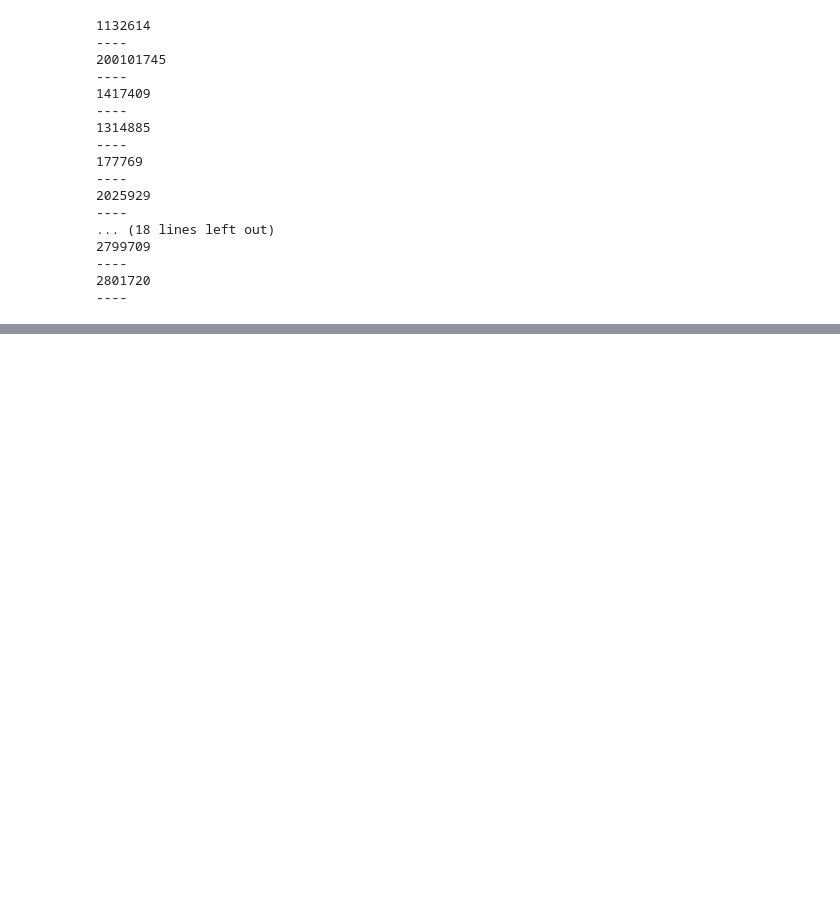
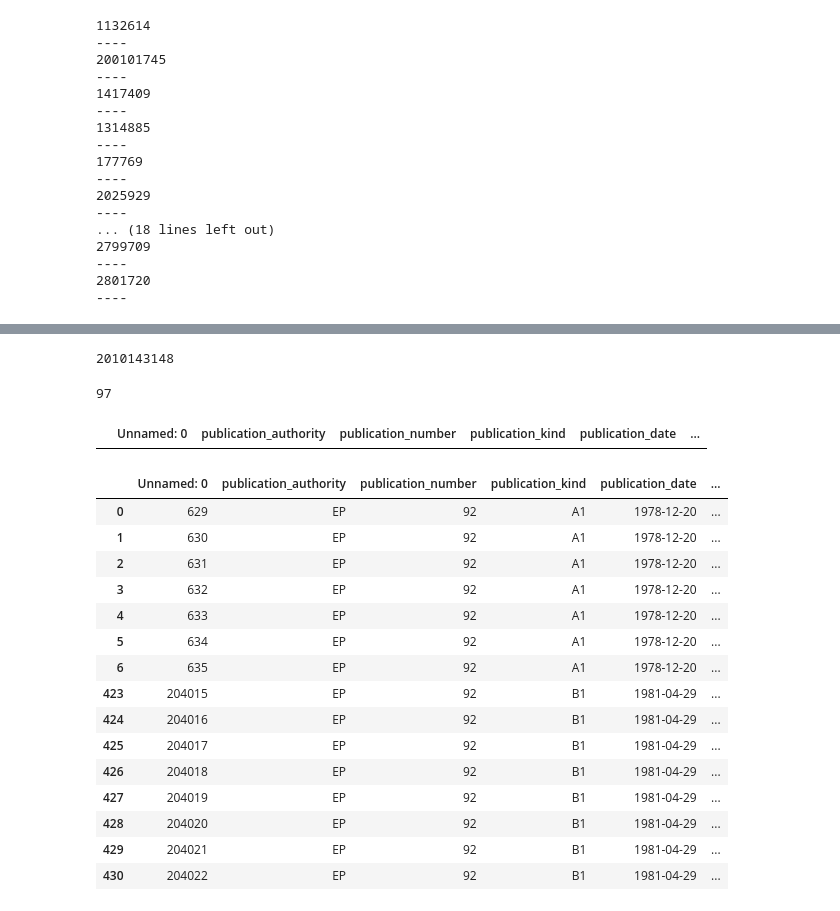
Before and after one commit to amc-econ/nlp-emerging-technologies, a Jupyter notebook: notebooks/main_model.ipynb, the cells around one changed output, grey strips where cells are left out. Drawn from its saved outputs; the diff is of its cells as text; code cells hidden in the pictures; blank space fills up the shorter version.

Commit message:
Model update

```diff
--- a/notebooks/main_model.ipynb
+++ b/notebooks/main_model.ipynb
@@ -66,15 +69,16 @@ class DataCleaning:
         return self
 
 
-    #def _keep_only_EP_patents(self):
-    #    """We filter the data to keep only EU patents (not only EP)"""
-    #
-    #    # Local variables for simplicity
-    #    df_main = self.data['_table_main_patent_infos']
-    #    condition = df_main[''].isin(Config.EU_authorities)
-    #    df_main = df_main[condition]
-    #    self = self.__update_patent_fam_ids() # Storing ids and filtering datasets
-    #    return self
+    def _keep_only_EP_patents(self):
+        """We filter the data to keep only EU patents (not only EP)"""
+
+        # Local variables for simplicity
+        df_main = self.data['_table_main_patent_infos']
+        condition = df_main[''].isin(Config.EU_authorities)
+        df_main = df_main[condition]
+        self = self.__update_patent_fam_ids() # Storing ids and filtering datasets
+        return self
+
 
     def _normalise(self):
         """Normalisation of the data accross years and sectors, to cater for **patent explosion**"""
@@ -418 +424,9 @@ class GetCitations:
+# %%
+class RetrieveFullTextData:
+    """
+    Methods to retrieve the full text data to the selected patents.
+    """
+
+    def __init__():
+        pass
 # %% [markdown]
@@ -491,7 +505,7 @@ class Visualisation:
 # %% [markdown]
 ## Core modelling
 # %%
-class Model(Config, DataCleaning, NewMetrics, ReshapingToOOP, GetCitations,
+class Model(Config, DataCleaning, NewMetrics, ReshapingToOOP, GetCitations, RetrieveFullTextData,
             TextProcessing, BuildNetwork, SummaryStatistics, Visualisation):
     """Creation of a model which inherits several building blocks"""
 
@@ -616,0 +642,13 @@ model.patent_list[0].patent_attributes
+# %%
+int(model.patent_list[200].patent_attributes['publn_nr'])
+# %% [output]
+2010143148
+# %%
+lista = [str(x) for x in list(model.data['_text_data']['publication_number'])]
+i = 0
+for patent in model.patent_list:
+    if patent.patent_attributes['publn_nr'] in lista:
+        i+=1
+print(i)
+# %% [output]
+97
@@ -616,0 +663,27 @@ model.patent_list[0].patent_attributes
+# %%
+lista = [str(x) for x in list(model.data['_text_data']['publication_number'])]
+
+df = model.data['_text_data']
+
+df[df['publication_number'] == int(patent.patent_attributes['publn_nr'])]
+# %% [output]
+|  | Unnamed: 0 | publication_authority | publication_number | publication_kind | publication_date | ... |
+# %%
+df[df['publication_number'] == 92]
+# %% [output]
+|  | Unnamed: 0 | publication_authority | publication_number | publication_kind | publication_date | ... |
+| 0 | 629 | EP | 92 | A1 | 1978-12-20 | ... |
+| 1 | 630 | EP | 92 | A1 | 1978-12-20 | ... |
+| 2 | 631 | EP | 92 | A1 | 1978-12-20 | ... |
+| 3 | 632 | EP | 92 | A1 | 1978-12-20 | ... |
+| 4 | 633 | EP | 92 | A1 | 1978-12-20 | ... |
+| 5 | 634 | EP | 92 | A1 | 1978-12-20 | ... |
+| 6 | 635 | EP | 92 | A1 | 1978-12-20 | ... |
+| 423 | 204015 | EP | 92 | B1 | 1981-04-29 | ... |
+| 424 | 204016 | EP | 92 | B1 | 1981-04-29 | ... |
+| 425 | 204017 | EP | 92 | B1 | 1981-04-29 | ... |
+| 426 | 204018 | EP | 92 | B1 | 1981-04-29 | ... |
+| 427 | 204019 | EP | 92 | B1 | 1981-04-29 | ... |
+| 428 | 204020 | EP | 92 | B1 | 1981-04-29 | ... |
+| 429 | 204021 | EP | 92 | B1 | 1981-04-29 | ... |
+| 430 | 204022 | EP | 92 | B1 | 1981-04-29 | ... |
```
Also changed, not shown: parts of 13 cells of this notebook, 1 other file.
